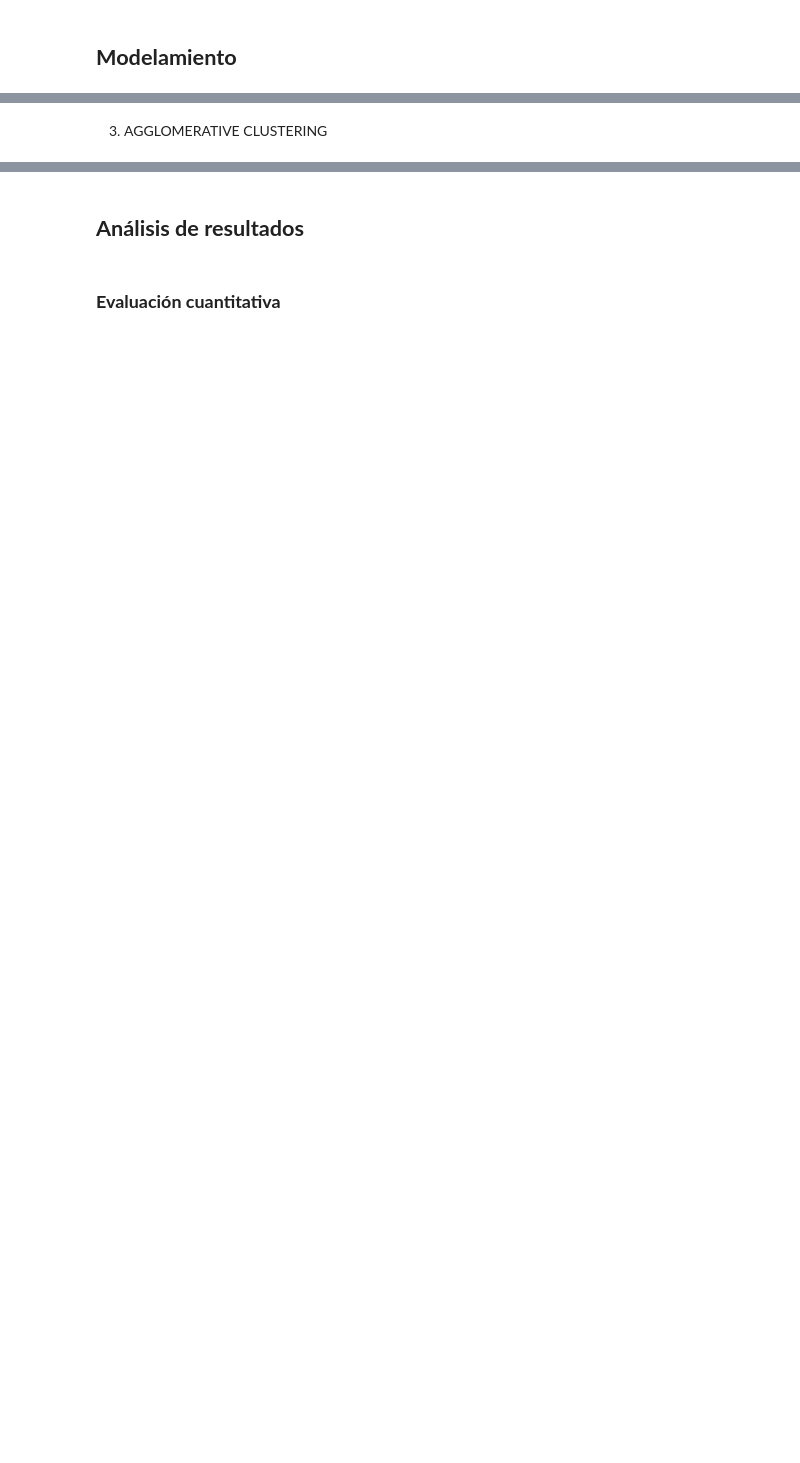
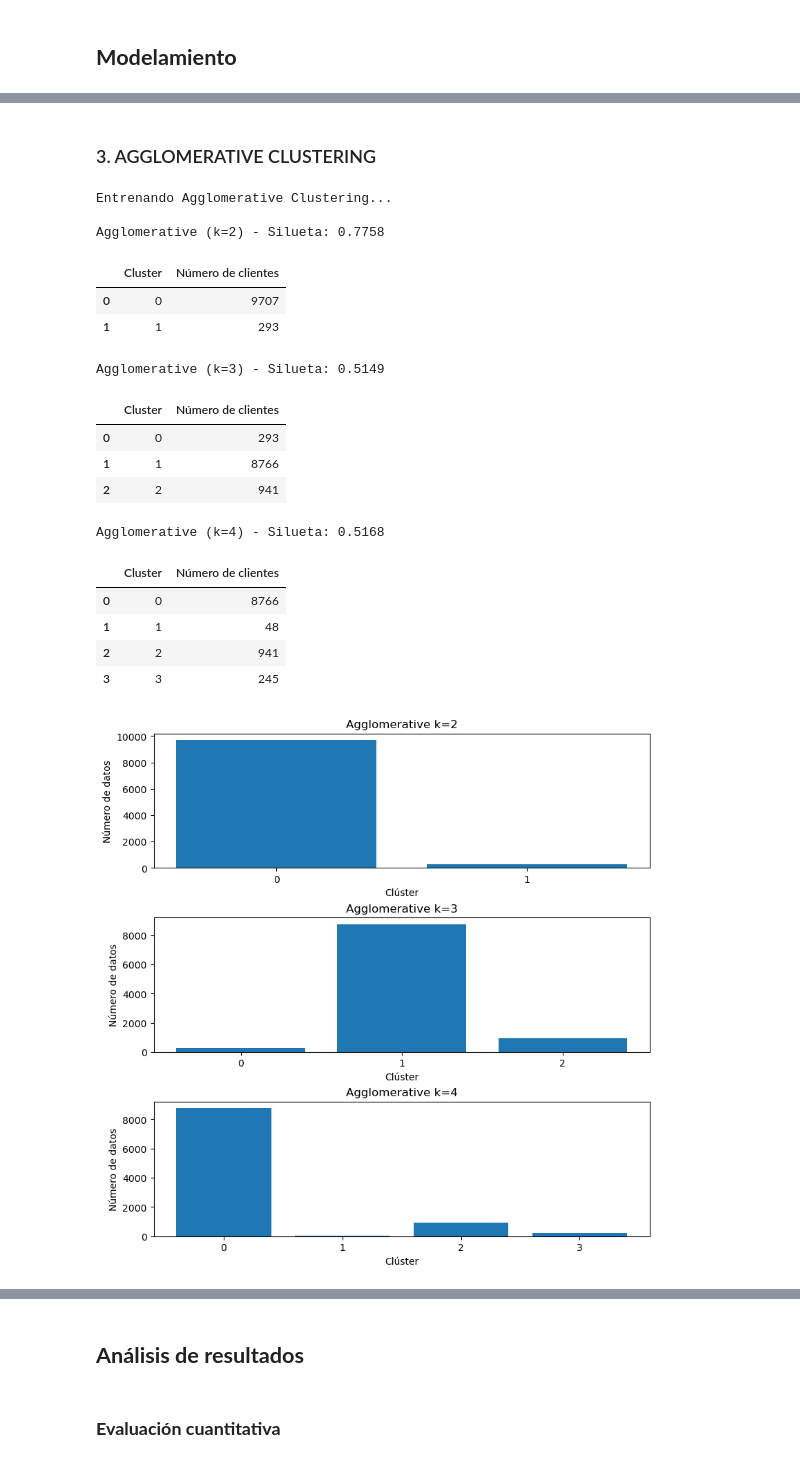
Before and after one commit to ef-blanco/Lab_1_Aprendizaje_Maq, a Jupyter notebook: L4 Tarea de agrupacion/Laboratorio_4_ML.ipynb, the cells around one changed output, grey strips where cells are left out. Drawn from its saved outputs; the diff is of its cells as text; code cells hidden in the pictures; blank space fills up the shorter version.

```diff
--- a/L4 Tarea de agrupacion/Laboratorio_4_ML.ipynb
+++ b/L4 Tarea de agrupacion/Laboratorio_4_ML.ipynb
@@ -378,29 +606,67 @@ resultados_modelos.append({
+# %%
+# Guardamos el mejor modelo de DBSCAN
+start_time = time.time()
+mejor_DBSCAN = DBSCAN(eps=1.0,min_samples=15)
+labels = mejor_DBSCAN.fit_predict(X_sample)
+tiempo = time.time() - start_time
+score = silhouette_score(X_sample, labels)
+
+resultados_modelos.append({
+    'Modelo':'DBSCAN',
+    'Mejores hiperparámetros': 'eps = 1.0, min_samples = 15',
+    'Silhouette Score': score,
+    'Objeto Modelo':mejor_DBSCAN,
+    'Tiempo (s)':tiempo,
+    'labels':labels
+})
 # %% [markdown]
-3. AGGLOMERATIVE CLUSTERING
+### 3. AGGLOMERATIVE CLUSTERING
 # %%
-import time
-
-resultados_modelos = []
-
 print("\nEntrenando Agglomerative Clustering...")
 start_time = time.time()
-agg_params = {'n_clusters': [2, 3, 4, 5]}
+
+#Definimos los parámetros que probaremos
+agg_params = {'n_clusters': [2, 3, 4]}
 best_agg_score = -1
 best_agg_model = None
 
-for k in agg_params['n_clusters']:
-    agg = AgglomerativeClustering(n_clusters=k)
-    labels = agg.fit_predict(X_sample)
+
+fig, ax = plt.subplots(3,1,figsize=(8,8),layout="constrained")
+
+for i in range(len(agg_params['n_clusters'])):
+    k = agg_params['n_clusters'][i]
+    agg_model = AgglomerativeClustering(n_clusters=k)
+    labels = agg_model.fit_predict(X_sample)
+    indexes, values = np.unique(labels, return_counts=True)
     score = silhouette_score(X_sample, labels)
-    print(f"Agglomerative (k={k}) - Silueta: {score:.4f}")
+    print(f"\nAgglomerative (k={k}) - Silueta: {score:.4f}")
+    ax[i].bar(indexes,values)
+    ax[i].set(xlabel="Clúster",ylabel="Número de datos",xticks=indexes, title=f"Agglomerative k={k}")
 
-    if score > best_agg_score:
-        best_agg_score = score
-        best_agg_model = agg
+    tabla = pd.DataFrame({
+    'Cluster': indexes,
+    'Número de clientes': values
+    })
+    tabla = tabla.sort_values(by='Cluster').reset_index(drop=True)
+    display(tabla)
 
-resultados_modelos.append({
-    'Modelo': 'Agglomerative',
-    'Mejores Hiperparámetros': f"k={best_agg_model.n_clusters}",
-    'Silhouette Score': best_agg_score,
-    'Tiempo (s)': time.time() - start_time
-})
+plt.show()
+# %% [output]
+Entrenando Agglomerative Clustering...
+
+Agglomerative (k=2) - Silueta: 0.7758
+|  | Cluster | Número de clientes |
+| 0 | 0 | 9707 |
+| 1 | 1 | 293 |
+Agglomerative (k=3) - Silueta: 0.5149
+|  | Cluster | Número de clientes |
+| 0 | 0 | 293 |
+| 1 | 1 | 8766 |
+| 2 | 2 | 941 |
+Agglomerative (k=4) - Silueta: 0.5168
+|  | Cluster | Número de clientes |
+| 0 | 0 | 8766 |
+| 1 | 1 | 48 |
+| 2 | 2 | 941 |
+| 3 | 3 | 245 |
+[figure, added]
```
Also changed, not shown: parts of 28 cells of this notebook.
